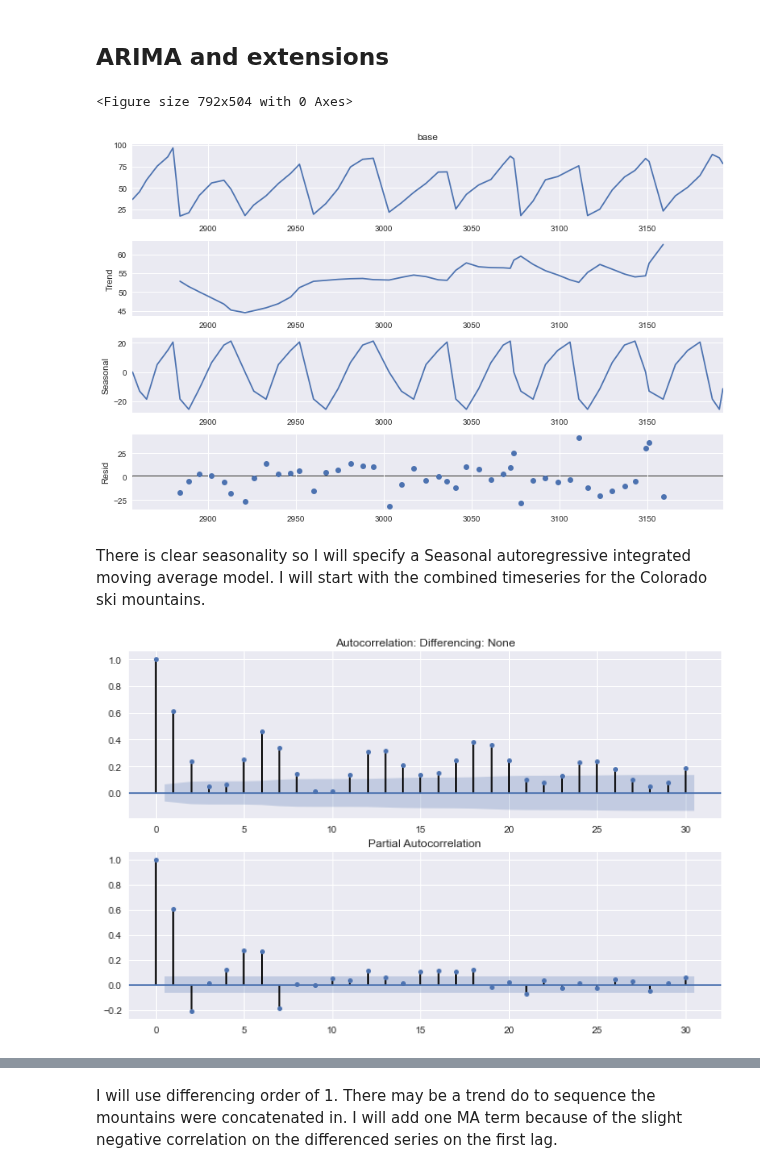
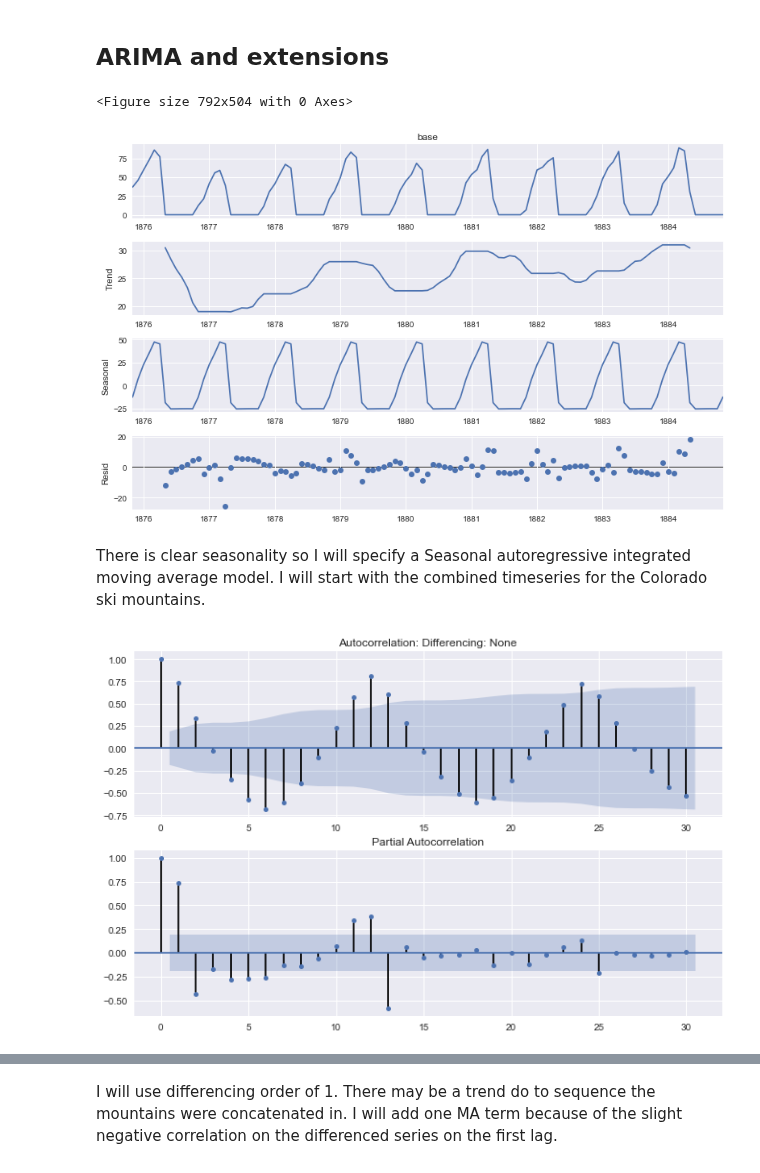
Before and after one commit to chrisoyer/ski-snow-modeling, a Jupyter notebook: src/analysis/snow_ts_analysis.ipynb, the cells around one changed output, grey strips where cells are left out. Cells and saved outputs as stored; diff of their text form; code cells hidden in the pictures.

Commit message:
updated some graphics. data cleaning notebook refactored to correctly interpolate with some checks on outliers

```diff
--- a/src/analysis/snow_ts_analysis.ipynb
+++ b/src/analysis/snow_ts_analysis.ipynb
@@ -41,8 +41,6 @@ plt.rc('figure', figsize=(11.0, 7.0))
 # %%
 all_data_path = r'../../data/snow_data_clean.pkl'
 # %%
-long_series_df = pd.read_pickle(all_data_path).reset_index().set_index('pseudo_ts')
-
 def resample_by_month(df, time_col):
     """resample df on monthly basis using specified timestamp column"""
     df = df.reset_index()
@@ -54,7 +52,7 @@ def resample_by_month(df, time_col):
 
     month = (df
              .set_index(f'{time_col}')
-             .groupby([pd.Grouper(freq='1M'), 'station'])
+             .groupby([pd.Grouper(freq='1MS'), 'station'])
              .agg({'base': 'mean', 'snowfall': 'sum',
                    'region': 'first', 'state': 'first', 'ski_yr': 'first',
                    f'{other_time_col}': 'first'})
@@ -71,9 +61,19 @@ ValueError: cannot reindex from a duplicate axis
+# %%
+def index_setter(df=None, freq='M', index="pseudo_ts"):
+    """sets index to just timestamp and sets frequency of timestamp"""
+    try:
+        df = df.reset_index(level='station')
+    except KeyError:
+        df = df.set_index(index)
+    df.index = pd.DatetimeIndex(df.index.values, freq=freq)
+    return df
 # %%
+long_series_df = pd.read_pickle(all_data_path).reset_index().set_index('pseudo_ts')
+month_ts_df = long_series_df.pipe(resample_by_month, time_col='pseudo_ts')
 # start analysis with just CO resorts
 co_base_ts = (month_ts_df
-              .reset_index()
               .query('state=="colorado"')
-              [['base', 'pseudo_ts', 'station']]
+              #.pipe(index_setter, freq='MS')
               .sort_values(by='pseudo_ts')
+              .dropna(how='all')
              )
-co_base_ts_valuearr = co_base_ts.values[:,0].astype(np.single)
@@ -205,16 +215,19 @@ def IC_chooser(unwrapped_mod=None, X=None, y=None, order_limit=(2,1)):
 # %% [markdown]
 ## ARIMA and extensions
 # %%
-decomposition = smt.seasonal.seasonal_decompose(co_base_ts.query('station=="Winter Park"').base, period=12)
+winter_park = co_base_ts.query('station=="Winter Park"') \
+    .pipe(index_setter, freq="MS",
+          index='timestamp').fillna(0)
+decomposition = smt.seasonal.seasonal_decompose(winter_park.base, period=12)
 fig = plt.figure()
-fig = decomposition.plot();
+fig = decomposition.plot()
 # %% [output]
 <Figure size 792x504 with 0 Axes>
-[figure, old version]
+[figure, new version]
 # %% [markdown]
 There is clear seasonality so I will specify a Seasonal autoregressive integrated moving average model. I will start with the combined timeseries for the Colorado ski mountains.
 # %%
-AC_PAC_plotter(co_base_ts.fillna(0))
+AC_PAC_plotter(winter_park.fillna(0))
 # %% [output]
-[figure, old version]
+[figure, new version]
 # %%
```
Also changed, not shown: parts of 12 cells of this notebook, 3 other files.
